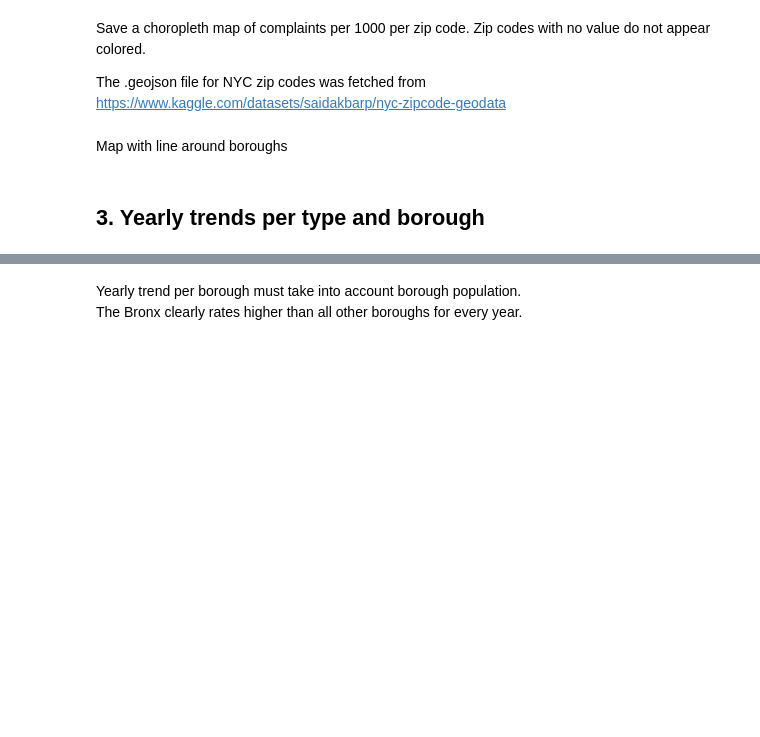
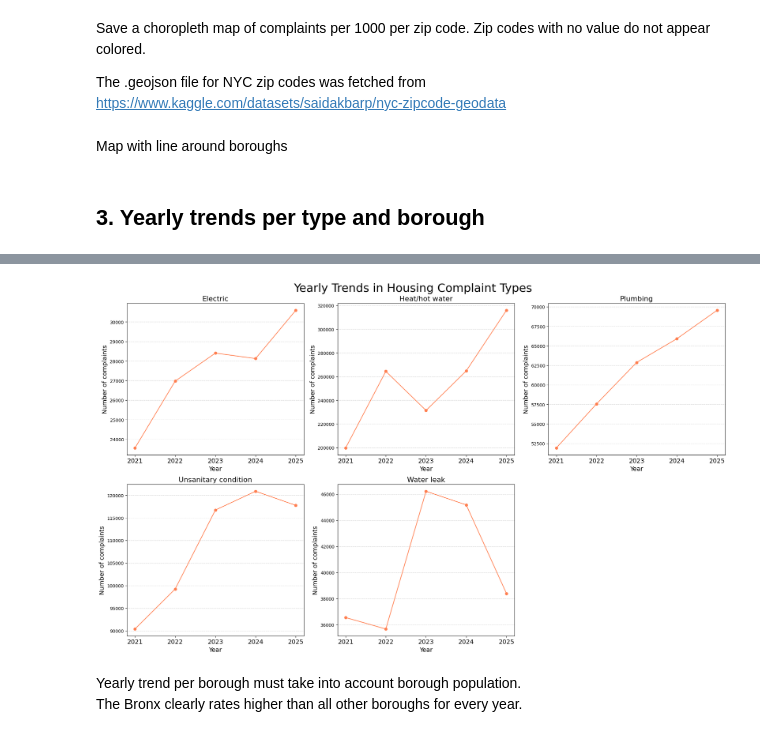
Before and after one commit to mariatmvendas/sdata_project, a Jupyter notebook: analysis_complaints.ipynb, the cells around one changed output, grey strips where cells are left out. Saved outputs shown, nothing was run; the diff lists cells and outputs as text; code cells hidden in the pictures; blank space fills up the shorter version.

```diff
--- a/analysis_complaints.ipynb
+++ b/analysis_complaints.ipynb
@@ -23,7 +23,7 @@ Collect complaints from NYC Open Data <br>
     - Electric
 - 2.468.069 complaints
 # %%
-df_complaints=pd.read_csv("data/complaints20_25_original.csv")
+df_complaints=pd.read_csv("data/complaints21_25_original.csv")
 print(df_complaints.isna().sum())
 df_complaints = df_complaints.drop(columns=["agency_name"])
 df_complaints.head()
@@ -308,6 +308,6 @@ fig.write_html("data/visualizations/complaints/zip_complaints_map_test.html")
 # %% [markdown]
 ## 3. Yearly trends per type and borough
 # %%
-# df_complaints["year"] = df_complaints["created_date"].dt.year
-# year_type = df_complaints.groupby(["year", "complaint_type"]).size().unstack(fill_value=0)
-# year_type
+df_complaints["year"] = df_complaints["created_date"].dt.year
+year_type = df_complaints.groupby(["year", "complaint_type"]).size().unstack(fill_value=0)
+year_type
@@ -314,27 +322,29 @@ fig.write_html("data/visualizations/complaints/zip_complaints_map_test.html")
 # %%
-# comp_types = year_type.columns.tolist()
-# years = sorted(year_type.index.tolist())
+comp_types = year_type.columns.tolist()
+years = sorted(year_type.index.tolist())
 
-# fig, axes = plt.subplots(2, 3, figsize=(20, 12))
-# axes = axes.flatten()
+fig, axes = plt.subplots(2, 3, figsize=(20, 12))
+axes = axes.flatten()
 
-# for i, cat in enumerate(comp_types):
-#     values = year_type[cat].values
-#     axes[i].plot(years, values, color="coral", marker='o')
-#     axes[i].set_title(cat.capitalize(), fontsize=16)
-#     axes[i].set_xlabel("Year", fontsize=14)
-#     axes[i].set_xticks(years)
-#     axes[i].set_xticklabels(years, fontsize=14)
-#     axes[i].set_ylabel("Number of complaints", fontsize=14)
-#     axes[i].grid(axis='y', linestyle='--', alpha=0.5)
+for i, cat in enumerate(comp_types):
+    values = year_type[cat].values
+    axes[i].plot(years, values, color="coral", marker='o')
+    axes[i].set_title(cat.capitalize(), fontsize=16)
+    axes[i].set_xlabel("Year", fontsize=14)
+    axes[i].set_xticks(years)
+    axes[i].set_xticklabels(years, fontsize=14)
+    axes[i].set_ylabel("Number of complaints", fontsize=14)
+    axes[i].grid(axis='y', linestyle='--', alpha=0.5)
 
-# # Remove the unused subplot
-# for j in range(len(comp_types), len(axes)):
-#     fig.delaxes(axes[j])
+# Remove the unused subplot
+for j in range(len(comp_types), len(axes)):
+    fig.delaxes(axes[j])
 
-# plt.suptitle("Yearly Trends in Housing Complaint Types", fontsize=26)
-# plt.tight_layout()
-# plt.show()
+plt.suptitle("Yearly Trends in Housing Complaint Types", fontsize=26)
+plt.tight_layout()
+plt.show()
+# %% [output]
+[figure, added]
 # %% [markdown]
 Yearly trend per borough must take into account borough population. <br>
 The Bronx clearly rates higher than all other boroughs for every year.
```
Also changed, not shown: parts of 8 cells of this notebook, 6 other files.
